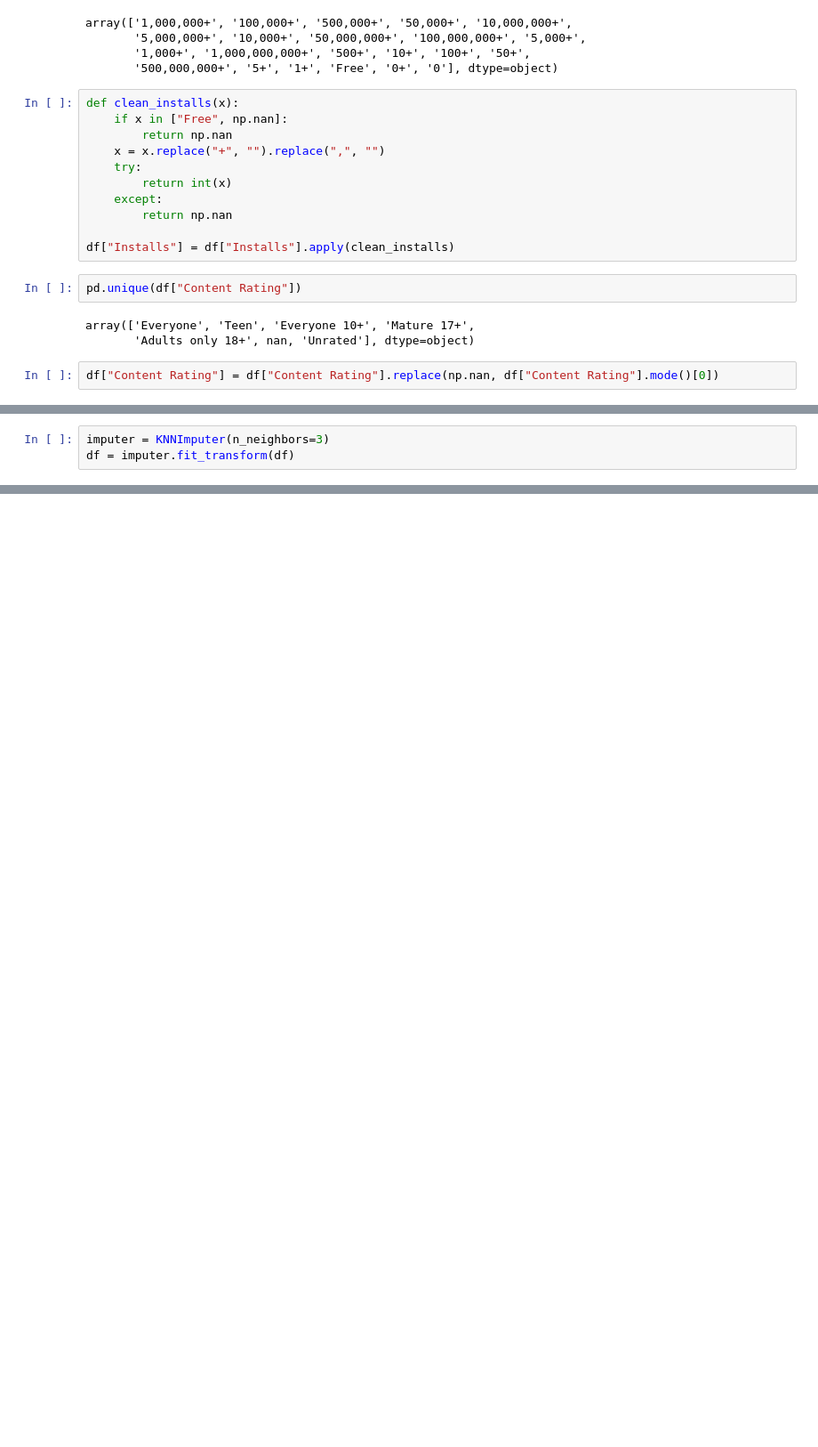
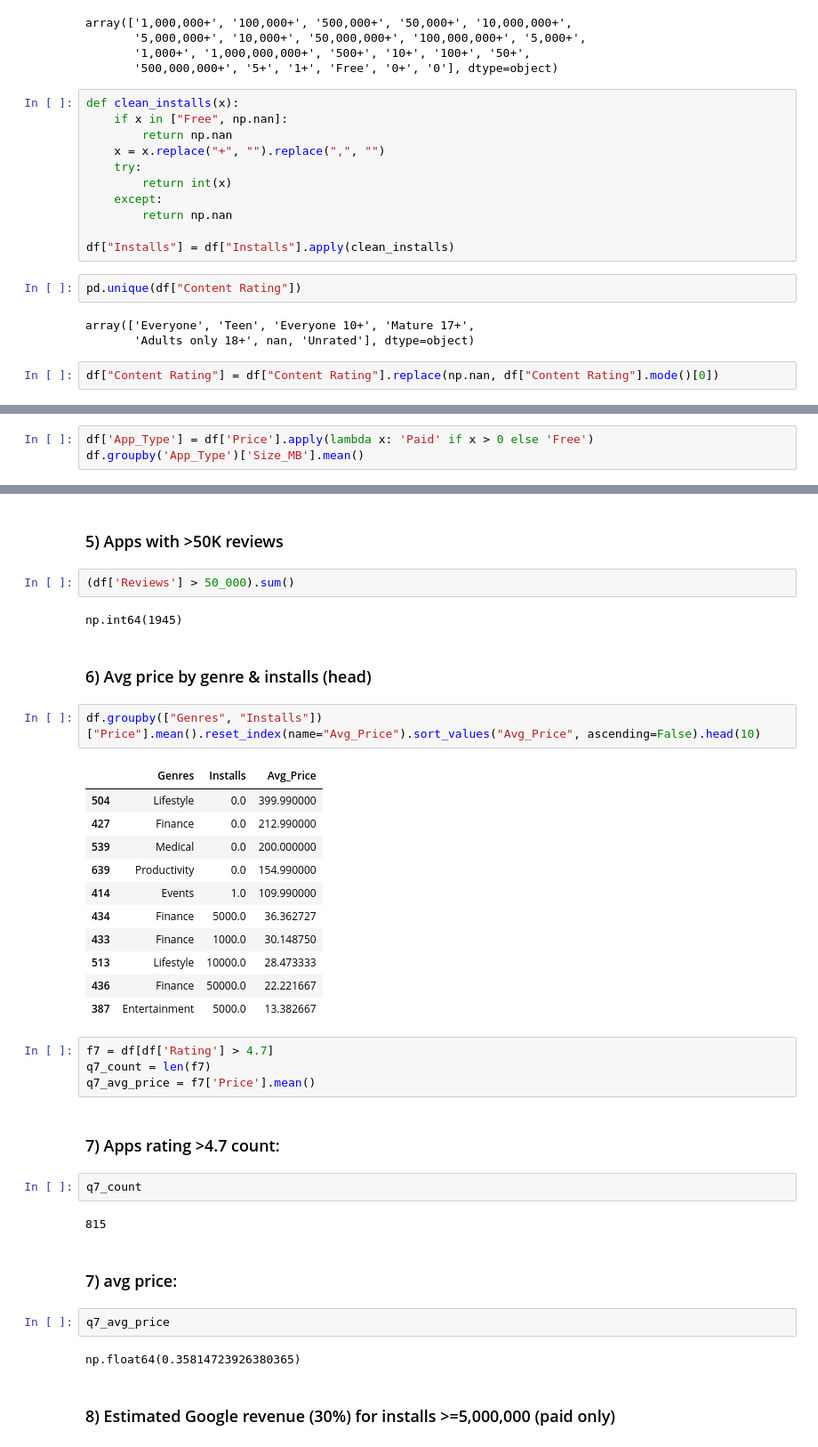
Before and after one commit to NsElgezawy/Play-Store-apps-data-cleaning-and-preprocessing, a Jupyter notebook: note.ipynb, the cells around one changed output, grey strips where cells are left out. Shown at 89% size. Cells and saved outputs as stored; diff of their text form; blank space fills up the shorter version.

```diff
--- a/note.ipynb
+++ b/note.ipynb
@@ -286,3 +352,0 @@ df.head()
-# %%
-imputer = KNNImputer(n_neighbors=3)
-df = imputer.fit_transform(df)
@@ -288,0 +355,3 @@ df = imputer.fit_transform(df)
+# %%
+df['App_Type'] = df['Price'].apply(lambda x: 'Paid' if x > 0 else 'Free')
+df.groupby('App_Type')['Size_MB'].mean()
@@ -288,0 +374,40 @@ df = imputer.fit_transform(df)
+# %% [markdown]
+### 5) Apps with >50K reviews
+# %%
+(df['Reviews'] > 50_000).sum()
+# %% [output]
+np.int64(1945)
+# %% [markdown]
+### 6) Avg price by genre & installs (head)
+# %%
+df.groupby(["Genres", "Installs"])["Price"].mean().reset_index(name="Avg_Price").sort_values("Avg_Price", ascending=False).head(10)
+# %% [output]
+|  | Genres | Installs | Avg_Price |
+| 504 | Lifestyle | 0.0 | 399.990000 |
+| 427 | Finance | 0.0 | 212.990000 |
+| 539 | Medical | 0.0 | 200.000000 |
+| 639 | Productivity | 0.0 | 154.990000 |
+| 414 | Events | 1.0 | 109.990000 |
+| 434 | Finance | 5000.0 | 36.362727 |
+| 433 | Finance | 1000.0 | 30.148750 |
+| 513 | Lifestyle | 10000.0 | 28.473333 |
+| 436 | Finance | 50000.0 | 22.221667 |
+| 387 | Entertainment | 5000.0 | 13.382667 |
+# %%
+f7 = df[df['Rating'] > 4.7]
+q7_count = len(f7)
+q7_avg_price = f7['Price'].mean()
+# %% [markdown]
+### 7) Apps rating >4.7 count:
+# %%
+q7_count
+# %% [output]
+815
+# %% [markdown]
+### 7) avg price:
+# %%
+q7_avg_price
+# %% [output]
+np.float64(0.35814723926380365)
+# %% [markdown]
+### 8) Estimated Google revenue (30%) for installs >=5,000,000 (paid only)
```
Also changed, not shown: parts of 31 cells of this notebook.
